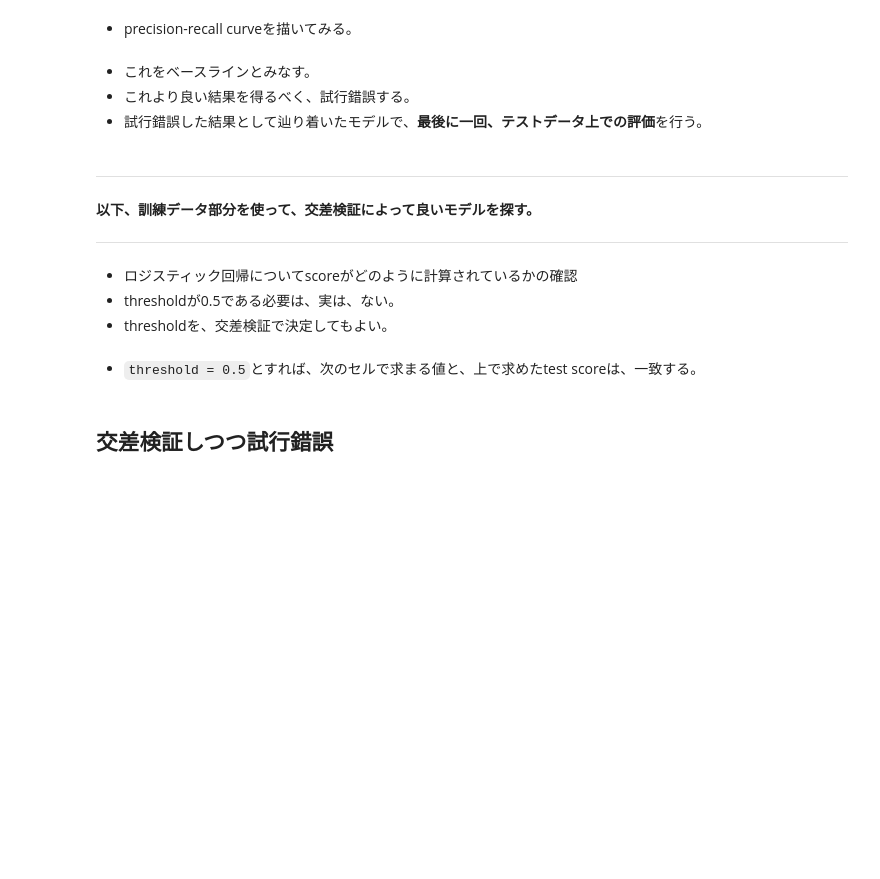
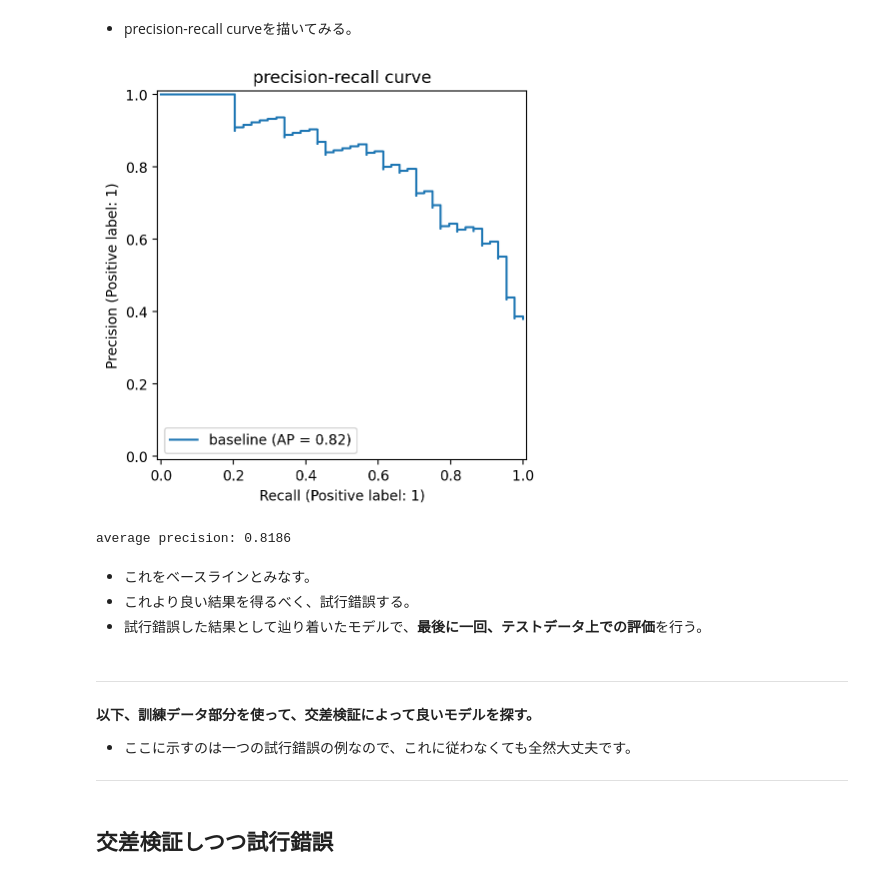
Before and after one commit to tomonari-masada/course2025-sml, a Jupyter notebook: 08_logistic_regression.ipynb, the cells around one changed output. Saved outputs shown, nothing was run; the diff lists cells and outputs as text; code cells hidden in the pictures; blank space fills up the shorter version.

```diff
--- a/08_logistic_regression.ipynb
+++ b/08_logistic_regression.ipynb
@@ -72,7 +112,15 @@ RocCurveDisplay.from_estimator(baseline, X_test, y_test, name="baseline");
 # %% [markdown]
 * precision-recall curveを描いてみる。
 # %%
-PrecisionRecallDisplay.from_estimator(baseline, X_test, y_test, name="baseline");
+display = PrecisionRecallDisplay.from_estimator(baseline, X_test, y_test, name="baseline")
+_ = display.ax_.set_title("precision-recall curve")
+# %% [output]
+[figure, added]
+# %%
+average_precision = average_precision_score(y_test, y_test_pred_proba[:,1])
+print(f'average precision: {average_precision:.4f}')
+# %% [output]
+average precision: 0.8186
 # %% [markdown]
 * これをベースラインとみなす。
 * これより良い結果を得るべく、試行錯誤する。
@@ -82,10 +130,5 @@ PrecisionRecallDisplay.from_estimator(baseline, X_test, y_test, name="baseline")
 
 **以下、訓練データ部分を使って、交差検証によって良いモデルを探す。**
 
+* ここに示すのは一つの試行錯誤の例なので、これに従わなくても全然大丈夫です。
 ---
-# %% [markdown]
-* ロジスティック回帰についてscoreがどのように計算されているかの確認
- * thresholdが0.5である必要は、実は、ない。
- * thresholdを、交差検証で決定してもよい。
-# %% [markdown]
-* `threshold = 0.5`とすれば、次のセルで求まる値と、上で求めたtest scoreは、一致する。
```
Also changed, not shown: parts of 48 cells of this notebook.
